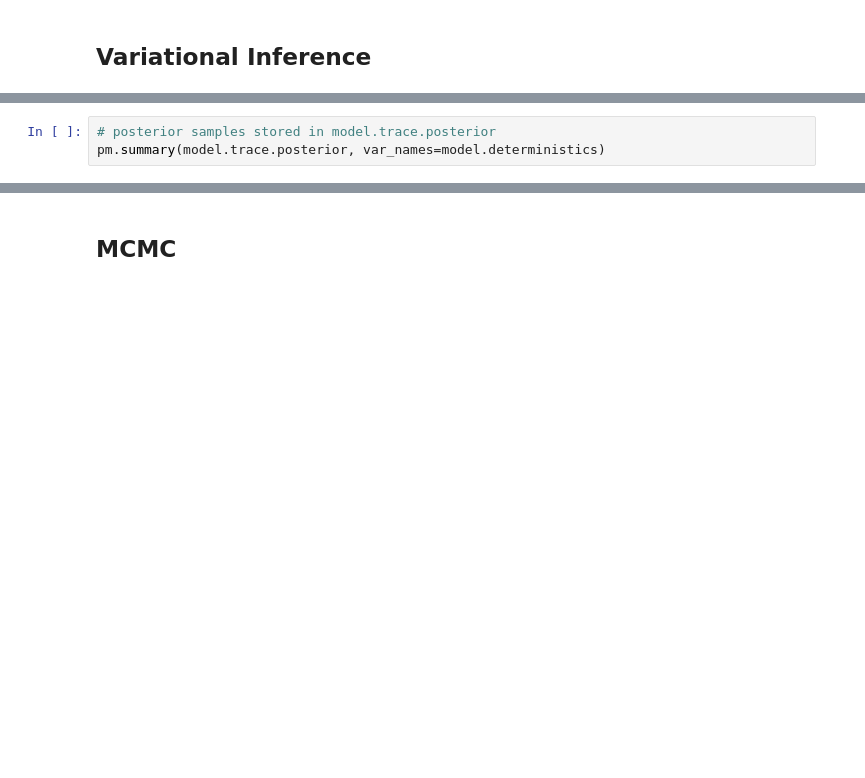
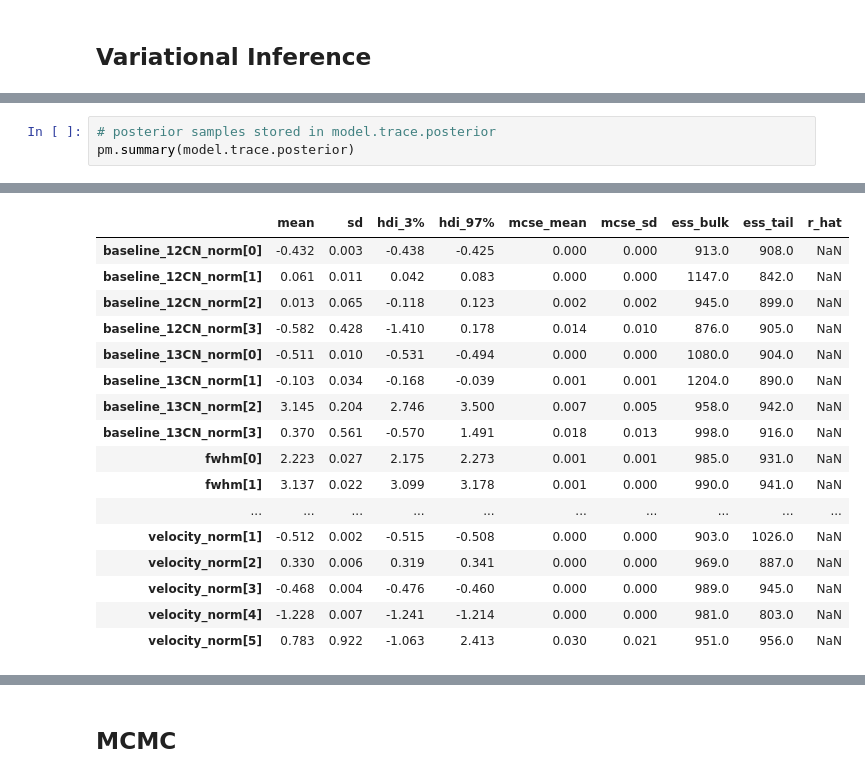
Before and after one commit to tvwenger/bayes_cn_hfs, a Jupyter notebook: docs/source/notebooks/real_data.ipynb, the cells around one changed output, grey strips where cells are left out. Drawn from its saved outputs; the diff is of its cells as text; blank space fills up the shorter version.

```diff
--- a/docs/source/notebooks/real_data.ipynb
+++ b/docs/source/notebooks/real_data.ipynb
@@ -296,3 +342,4 @@ model.fit(
 # %%
 # posterior samples stored in model.trace.posterior
-pm.summary(model.trace.posterior, var_names=model.deterministics)
+pm.summary(model.trace.posterior)
+# %% [output]
@@ -299,3 +347,20 @@ pm.summary(model.trace.posterior, var_names=model.deterministics)
+|  | mean | sd | hdi_3% | hdi_97% | mcse_mean | mcse_sd | ess_bulk | ess_tail | r_hat |
+| baseline_12CN_norm[0] | -0.432 | 0.003 | -0.438 | -0.425 | 0.000 | 0.000 | 913.0 | 908.0 | NaN |
+| baseline_12CN_norm[1] | 0.061 | 0.011 | 0.042 | 0.083 | 0.000 | 0.000 | 1147.0 | 842.0 | NaN |
+| baseline_12CN_norm[2] | 0.013 | 0.065 | -0.118 | 0.123 | 0.002 | 0.002 | 945.0 | 899.0 | NaN |
+| baseline_12CN_norm[3] | -0.582 | 0.428 | -1.410 | 0.178 | 0.014 | 0.010 | 876.0 | 905.0 | NaN |
+| baseline_13CN_norm[0] | -0.511 | 0.010 | -0.531 | -0.494 | 0.000 | 0.000 | 1080.0 | 904.0 | NaN |
+| baseline_13CN_norm[1] | -0.103 | 0.034 | -0.168 | -0.039 | 0.001 | 0.001 | 1204.0 | 890.0 | NaN |
+| baseline_13CN_norm[2] | 3.145 | 0.204 | 2.746 | 3.500 | 0.007 | 0.005 | 958.0 | 942.0 | NaN |
+| baseline_13CN_norm[3] | 0.370 | 0.561 | -0.570 | 1.491 | 0.018 | 0.013 | 998.0 | 916.0 | NaN |
+| fwhm[0] | 2.223 | 0.027 | 2.175 | 2.273 | 0.001 | 0.001 | 985.0 | 931.0 | NaN |
+| fwhm[1] | 3.137 | 0.022 | 3.099 | 3.178 | 0.001 | 0.000 | 990.0 | 941.0 | NaN |
+| ... | ... | ... | ... | ... | ... | ... | ... | ... | ... |
+| velocity_norm[1] | -0.512 | 0.002 | -0.515 | -0.508 | 0.000 | 0.000 | 903.0 | 1026.0 | NaN |
+| velocity_norm[2] | 0.330 | 0.006 | 0.319 | 0.341 | 0.000 | 0.000 | 969.0 | 887.0 | NaN |
+| velocity_norm[3] | -0.468 | 0.004 | -0.476 | -0.460 | 0.000 | 0.000 | 989.0 | 945.0 | NaN |
+| velocity_norm[4] | -1.228 | 0.007 | -1.241 | -1.214 | 0.000 | 0.000 | 981.0 | 803.0 | NaN |
+| velocity_norm[5] | 0.783 | 0.922 | -1.063 | 2.413 | 0.030 | 0.021 | 951.0 | 956.0 | NaN |
 # %%
 posterior = model.sample_posterior_predictive(
     thin=100, # keep one in {thin} posterior samples
```
Also changed, not shown: parts of 19 cells of this notebook.
